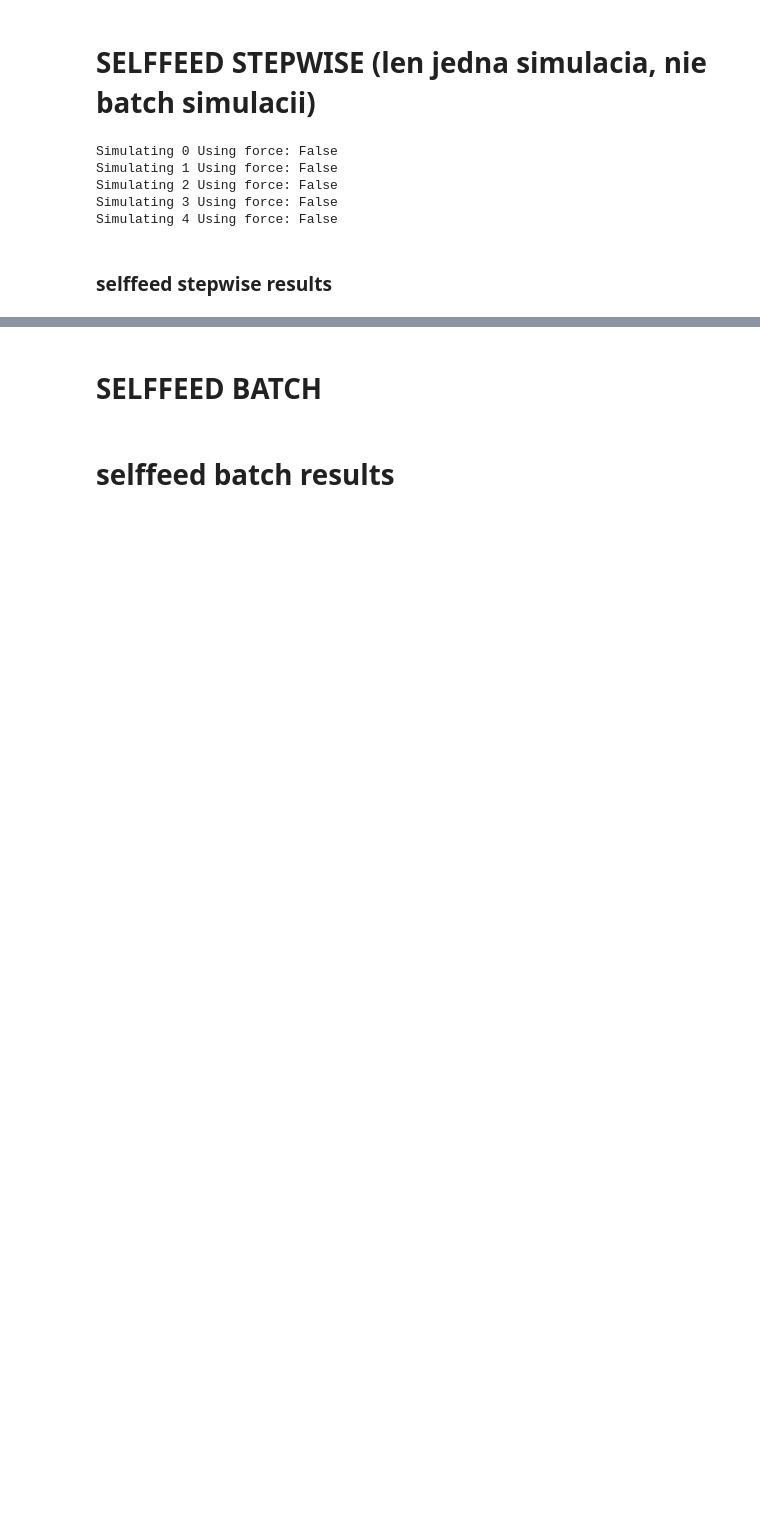
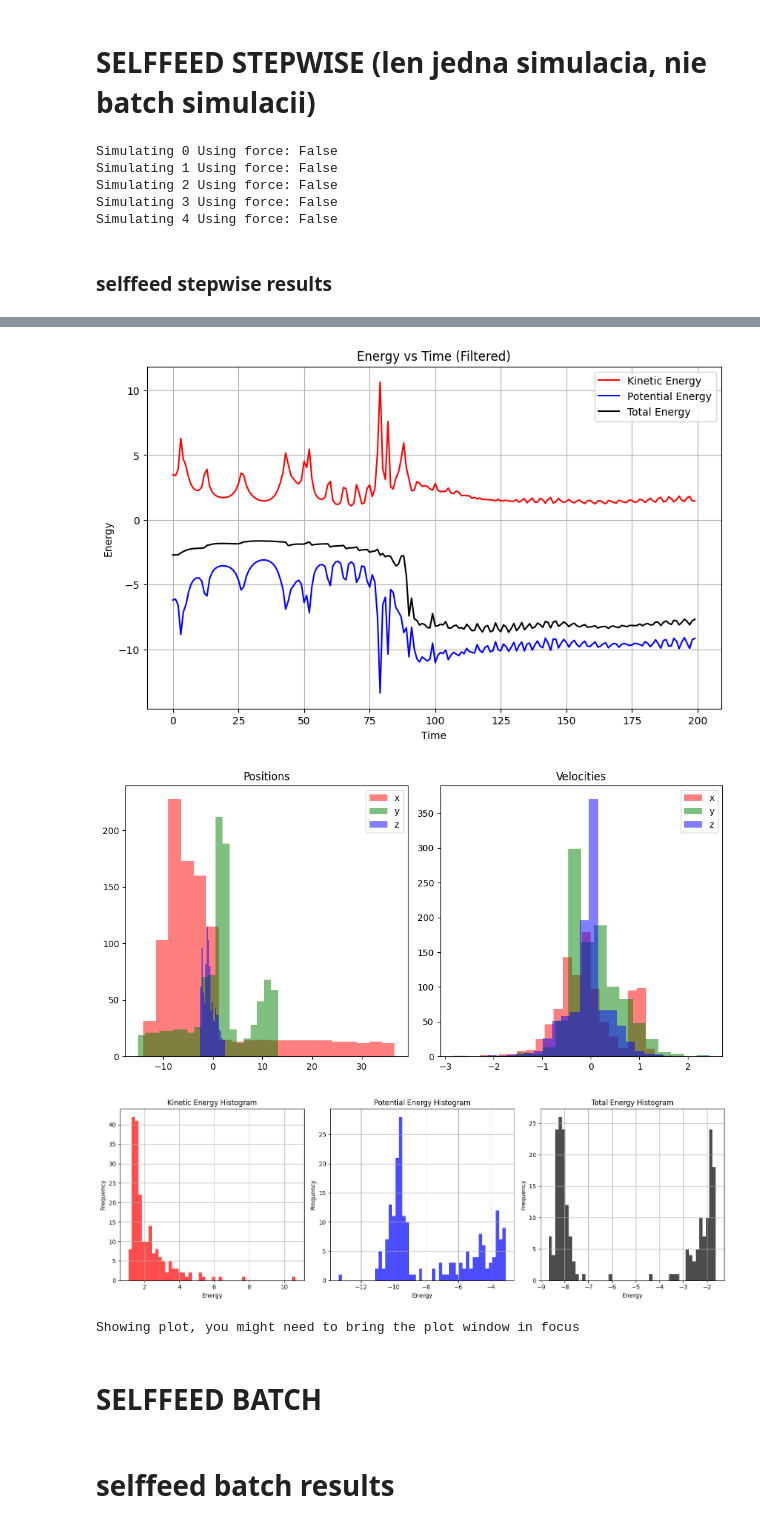
Before and after one commit to TheMightiestCarrot/n_body_approx, a Jupyter notebook: SEGNN_n_body_self_feed.ipynb, the cells around one changed output, grey strips where cells are left out. Drawn from its saved outputs; the diff is of its cells as text; code cells hidden in the pictures; blank space fills up the shorter version.

```diff
--- a/SEGNN_n_body_self_feed.ipynb
+++ b/SEGNN_n_body_self_feed.ipynb
@@ -129,26 +136,28 @@ dataset_train.plot_energy_statistics(self_feed_pos, self_feed_vel, self_feed_for
 # %%
 %matplotlib inline
 simulation_index = 2
-dataset_train.simulation.plot_energies(self_feed_pos[simulation_index], self_feed_vel[simulation_index], mass[simulation_index])
-dataset_train.simulation.plot_histograms(self_feed_pos[simulation_index], self_feed_vel[simulation_index])
-dataset_train.simulation.plot_energy_distribution(self_feed_pos[simulation_index], self_feed_vel[simulation_index], mass[simulation_index], bins=50)
+dataset.simulation.plot_energies(self_feed_pos[simulation_index], self_feed_vel[simulation_index],
+                                 mass[simulation_index])
+dataset.simulation.plot_histograms(self_feed_pos[simulation_index], self_feed_vel[simulation_index])
+dataset.simulation.plot_energy_distribution(self_feed_pos[simulation_index], self_feed_vel[simulation_index],
+                                            mass[simulation_index], bins=50)
+# %% [output]
+[figure, added]
+[figure, added]
+[figure, added]
 # %%
 particle_index = None
 simulation_index = 2
 
-self_feed_targets = segnn_utils.get_targets(dataset_train.data, simulation_index=simulation_index, t_delta=t_delta)
+self_feed_targets = segnn_utils.get_targets(dataset.data, simulation_index=simulation_index, t_delta=t_delta)
 
-import datasets.nbody.dataset.synthetic_sim as synthetic_sim
-%matplotlib inline
-importlib.reload(synthetic_sim)
-np.random.seed(43)
-sim = synthetic_sim.GravitySim(n_balls=5, loc_std=1)
-
-sim.interactive_trajectory_plot_all_particles_3d(self_feed_pos[simulation_index],
-                                                                      self_feed_pos[simulation_index],
-                                                                      particle_index,
-                                                                      boxSize=10, dims=dims,
-                                                                      offline_plot=False, alpha=0.2)
+dataset.simulation.interactive_trajectory_plot_all_particles_3d(self_feed_targets,
+                                                                self_feed_pos[simulation_index],
+                                                                particle_index,
+                                                                boxSize=10, dims=dims,
+                                                                offline_plot=False, alpha=0.2)
+# %% [output]
+Showing plot, you might need to bring the plot window in focus
 # %% [markdown]
 # SELFFEED BATCH
 # %%
```
Also changed, not shown: parts of 14 cells of this notebook, 2 other files.
